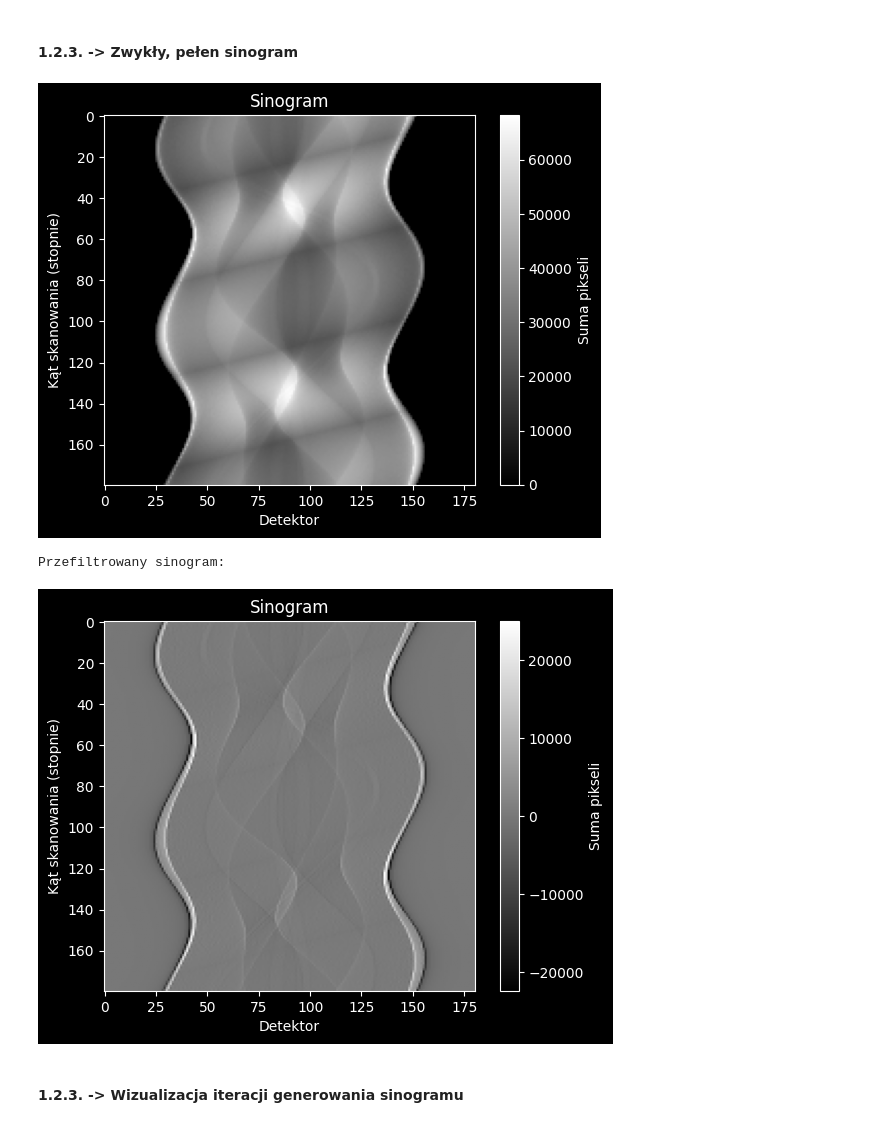
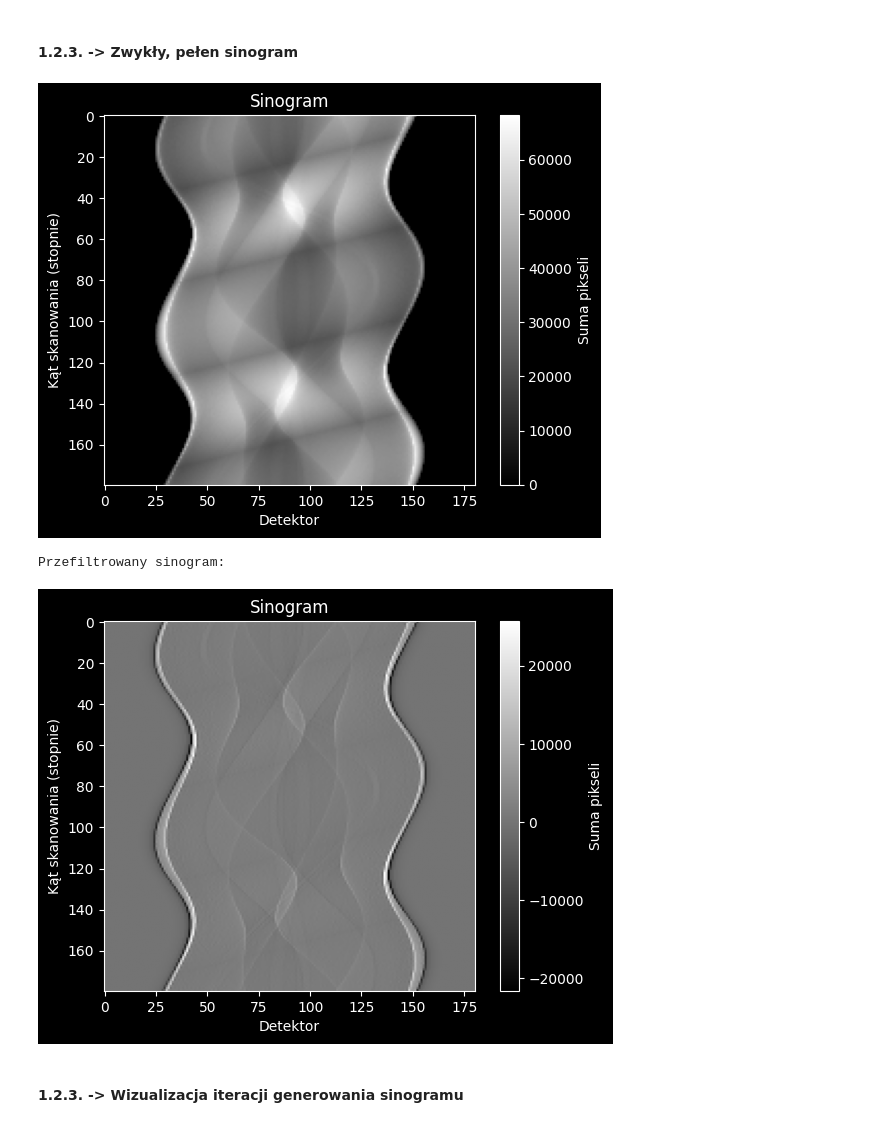
Before and after one commit to pwlsp/tomograf, a Jupyter notebook: tomograf.ipynb, the cells around one changed output. Saved outputs shown, nothing was run; the diff lists cells and outputs as text; code cells hidden in the pictures.

```diff
--- a/tomograf.ipynb
+++ b/tomograf.ipynb
@@ -726,7 +756,7 @@ Definicja przykładowych (domyślnych) danych:
 path = "tomograf-obrazy/Shepp_logan.jpg"
 
 # (1.2.3. -> Zwykły, pełen sinogram)
-num_detectors = 181
+size = 181
 spread_angle = 180
 num_steps = 180
 rotation_angle = 360
@@ -754,8 +784,8 @@ if manual:
         if not ans:
             break
         try:
-            num_detectors, spread_angle, num_steps, rotation_angle = map(float, ans.split())
-            num_detectors = int(num_detectors)
+            size, spread_angle, num_steps, rotation_angle = map(float, ans.split())
+            size = int(size)
             num_steps = int(num_steps)
             break
         except Exception as e:
@@ -845,7 +875,7 @@ print()
 print(f"Wizualizacje: {visualize}")
 print(f"Filtrowanie: {apply_filtering}")
 print(f"Ścieżka do obrazu: {path}")
-print(f"Liczba detektorów: {num_detectors}")
+print(f"Liczba detektorów: {size}")
 print(f"Kąt rozwarcia detektorów: {spread_angle}")
 print(f"Liczba kroków skanowania: {num_steps}")
 print(f"Kąt obrotu: {rotation_angle}")
@@ -896,24 +926,24 @@ with plt.style.context("dark_background"):
 # %%
 sinogram_data = radon(
     image=image,
-    num_detectors=num_detectors,
+    num_detectors=size,
     spread_angle=spread_angle,
     num_steps=num_steps,
     rotation_angle=rotation_angle,
 )
 
 plot_sinogram(sinogram_data.sinogram)
 
 if apply_filtering:
-    kernel = compute_kernel(num_detectors)
+    kernel = calculate_kernel()
     sinogram_data_filtered = copy.deepcopy(sinogram_data)
     sinogram_data_filtered.sinogram = filter_sinogram(sinogram_data_filtered.sinogram, kernel)
     print("Przefiltrowany sinogram:")
     plot_sinogram(sinogram_data_filtered.sinogram)
 # %% [output]
 [figure]
 Przefiltrowany sinogram:
-[figure, old version]
+[figure, new version]
 # %% [markdown]
 #### 1.2.3. -> Wizualizacja iteracji generowania sinogramu
 # %%
```
Also changed, not shown: parts of 9 cells of this notebook.
